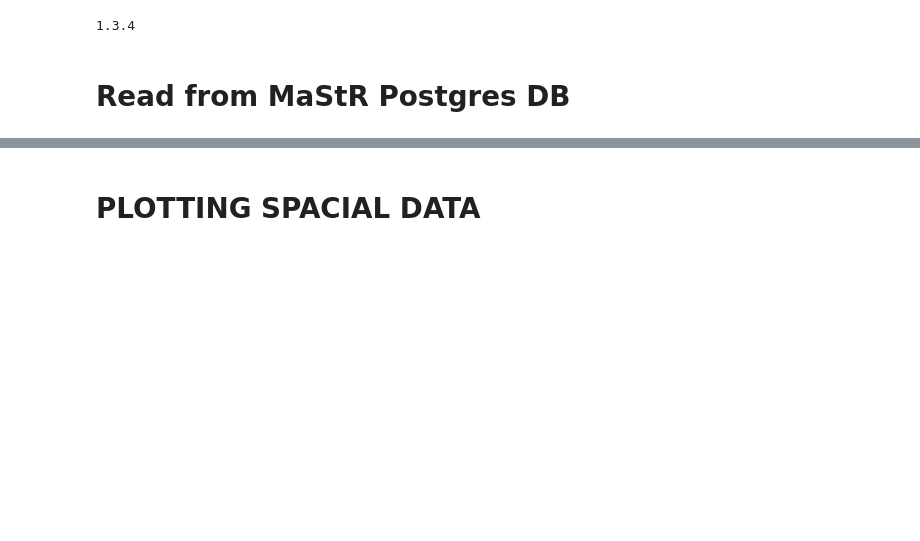
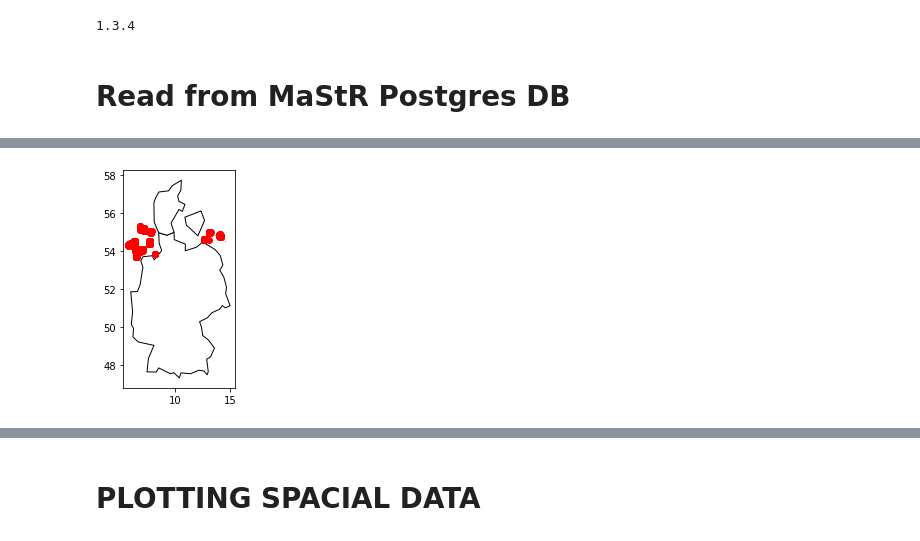
Before and after one commit to clwehner/Windatlas, a Jupyter notebook: windatlas/mastr/sqlToPandas.ipynb, the cells around one changed output, grey strips where cells are left out. Drawn from its saved outputs; the diff is of its cells as text; code cells hidden in the pictures; blank space fills up the shorter version.

```diff
--- a/windatlas/mastr/sqlToPandas.ipynb
+++ b/windatlas/mastr/sqlToPandas.ipynb
@@ -113,0 +100,11 @@ len(df.columns)
+# %%
+# Filter Wind Mastr data for only offshore data by using the Wassertiefe column
+offshore = df.dropna(subset=["Wassertiefe"])
+# add a counter column
+offshore.loc[:,("Anlagenzahl")] = 1
+# exclude outliers
+offshore_ostsee = offshore.dropna(subset=["ClusterOstsee"])
+offshore_ostsee = offshore_ostsee.loc[offshore_ostsee.Laengengrad > 2.5]
+offshore_nordsee = offshore.dropna(subset=["ClusterNordsee"])
+# combine filtered ost and nordsee data
+offshore = pd.concat([offshore_nordsee, offshore_ostsee])
@@ -113,0 +117,14 @@ len(df.columns)
+# %%
+import geopandas as gpd
+
+# Convert pandas df to geopandas with Längen and Breitengrad to coordinates
+offshore_geo = gpd.GeoDataFrame(
+    offshore,
+    geometry=gpd.points_from_xy(offshore.Laengengrad, offshore.Breitengrad))
+
+# Import shp files for parks
+offshore_parks = gpd.read_file("/home/eouser/Documents/code/Windatlas/windatlas/mastr/geoData/contis_offshorewindfarms.shp", encoding = 'unicode_escape', engine ='python')
+offshore_parks = offshore_parks.rename(columns={"name_": "Windparkname"})
+# set crs of points to the one of parks
+offshore_geo = offshore_geo.set_crs(offshore_parks.crs)
+offshore_geo.crs
@@ -113,0 +211,17 @@ len(df.columns)
+# %%
+world = gpd.read_file(gpd.datasets.get_path('naturalearth_lowres'))
+#world.head()
+
+# We restrict to the countrys in the following list.
+country_filter = ["Germany","Denmark"]
+filtered_gdf = world[world.name.str.contains("|".join(country_filter)).any(level=0)]
+ax = filtered_gdf.plot(
+    color='white', edgecolor='black',figsize=(20, 4))
+
+# We can now plot our ``GeoDataFrame``.
+offshore_parks.plot(ax=ax, color='blue')
+offshore_geo.plot(ax=ax, color='red',figsize=(12, 4))
+
+plt.show()
+# %% [output]
+[figure, added]
```
Also changed, not shown: parts of 15 cells of this notebook, 22 other files.
